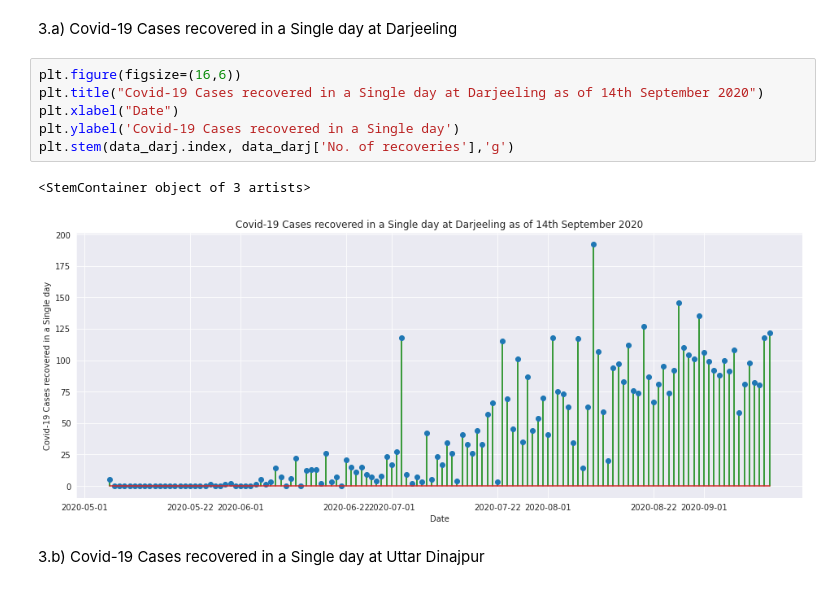
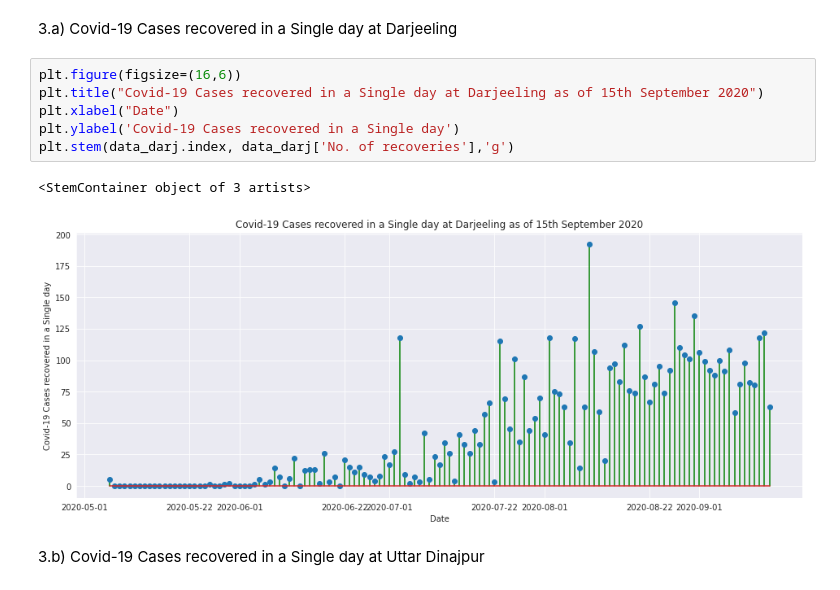
Before and after one commit to biswas-neelesh96/Covid-19-cases-in-two-districts-of-West-Bengal, a Jupyter notebook: Covid_19_Cases_of_Darjeeling_&_Uttar_Dinajpur.ipynb, the cells around one changed output. Drawn from its saved outputs; the diff is of its cells as text.

```diff
--- a/Covid_19_Cases_of_Darjeeling_&_Uttar_Dinajpur.ipynb
+++ b/Covid_19_Cases_of_Darjeeling_&_Uttar_Dinajpur.ipynb
@@ -97,13 +99,13 @@ sns.lineplot(data=data_ud['No of registered cases'], label='Uttar Dinajpur', col
 3.a) Covid-19 Cases recovered in a Single day at Darjeeling
 # %%
 plt.figure(figsize=(16,6))
-plt.title("Covid-19 Cases recovered in a Single day at Darjeeling as of 14th September 2020")
+plt.title("Covid-19 Cases recovered in a Single day at Darjeeling as of 15th September 2020")
 plt.xlabel("Date")
 plt.ylabel('Covid-19 Cases recovered in a Single day')
 plt.stem(data_darj.index, data_darj['No. of recoveries'],'g')
 # %% [output]
 <StemContainer object of 3 artists>
-[figure, old version]
+[figure, new version]
 # %% [markdown]
 3.b) Covid-19 Cases recovered in a Single day at Uttar Dinajpur
 # %%
```
Also changed, not shown: parts of 27 cells of this notebook.
